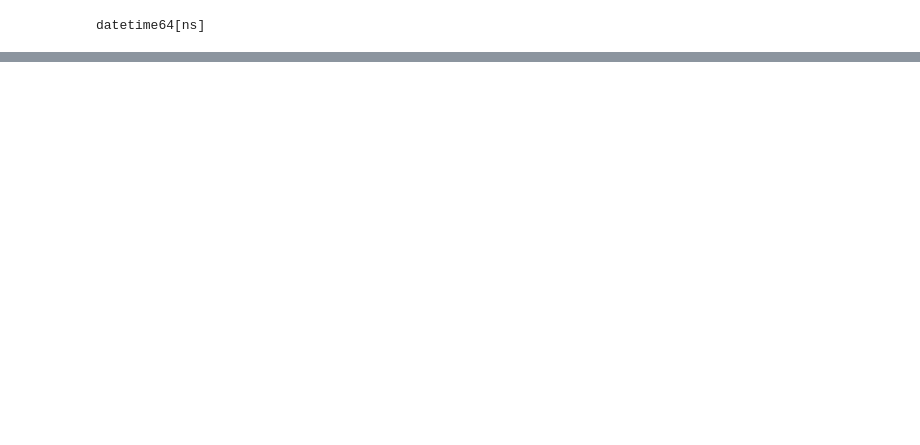
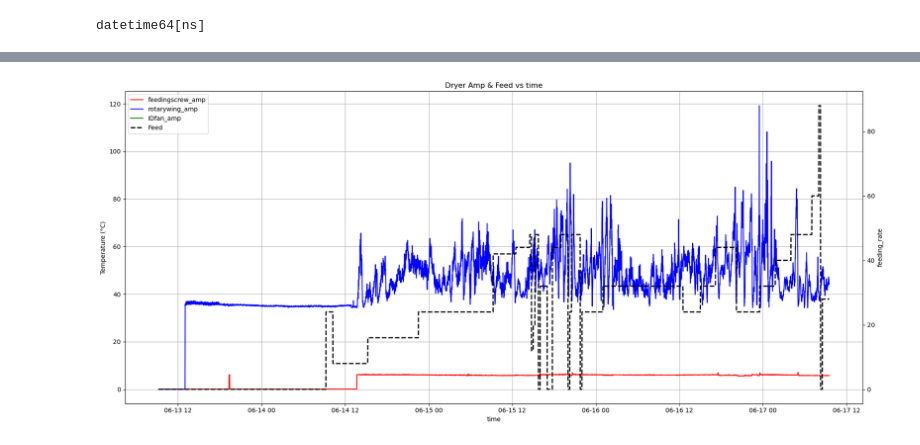
Before and after one commit to elitohidi42-lgtm/industrial-sludge-dryer-analytics, a Jupyter notebook: Data_ana.ipynb, the cells around one changed output, grey strips where cells are left out. Drawn from its saved outputs; the diff is of its cells as text; code cells hidden in the pictures; blank space fills up the shorter version.

```diff
--- a/Data_ana.ipynb
+++ b/Data_ana.ipynb
@@ -155,0 +160,31 @@ plt.show()
+# %%
+# Plot Equipement Am
+
+fig, ax1 = plt.subplots(figsize=(18,8))
+
+ax1.plot(hmi_data["time"], hmi_data["feedingscrew_amp"], color='red', label='feedingscrew_amp')
+ax1.plot(hmi_data["time"], hmi_data["rotarywing_amp"], color='blue', label='rotarywing_amp')
+ax1.plot(hmi_data["time"], hmi_data["IDfan_amp"], color='green', label='IDfan_amp')
+
+ax1.set_xlabel("time")
+ax1.set_ylabel("Temperature (°C)")
+ax1.grid(True)
+
+ax2 = ax1.twinx()
+ax2.plot(hmi_data["time"], hmi_data["feeding_rate"],
+         color='black',
+         linestyle='--',
+         linewidth=2,
+         label='Feed')
+ax2.set_ylabel("feeding_rate")
+
+lines1, labels1 = ax1.get_legend_handles_labels()
+lines2, labels2 = ax2.get_legend_handles_labels()
+ax1.legend(lines1 + lines2, labels1 + labels2, loc='upper left')
+
+plt.title("Dryer Amp & Feed vs time")
+plt.xticks(rotation=45)
+plt.tight_layout()
+plt.show()
+# %% [output]
+[figure, added]
```
Also changed, not shown: parts of 5 cells of this notebook.
